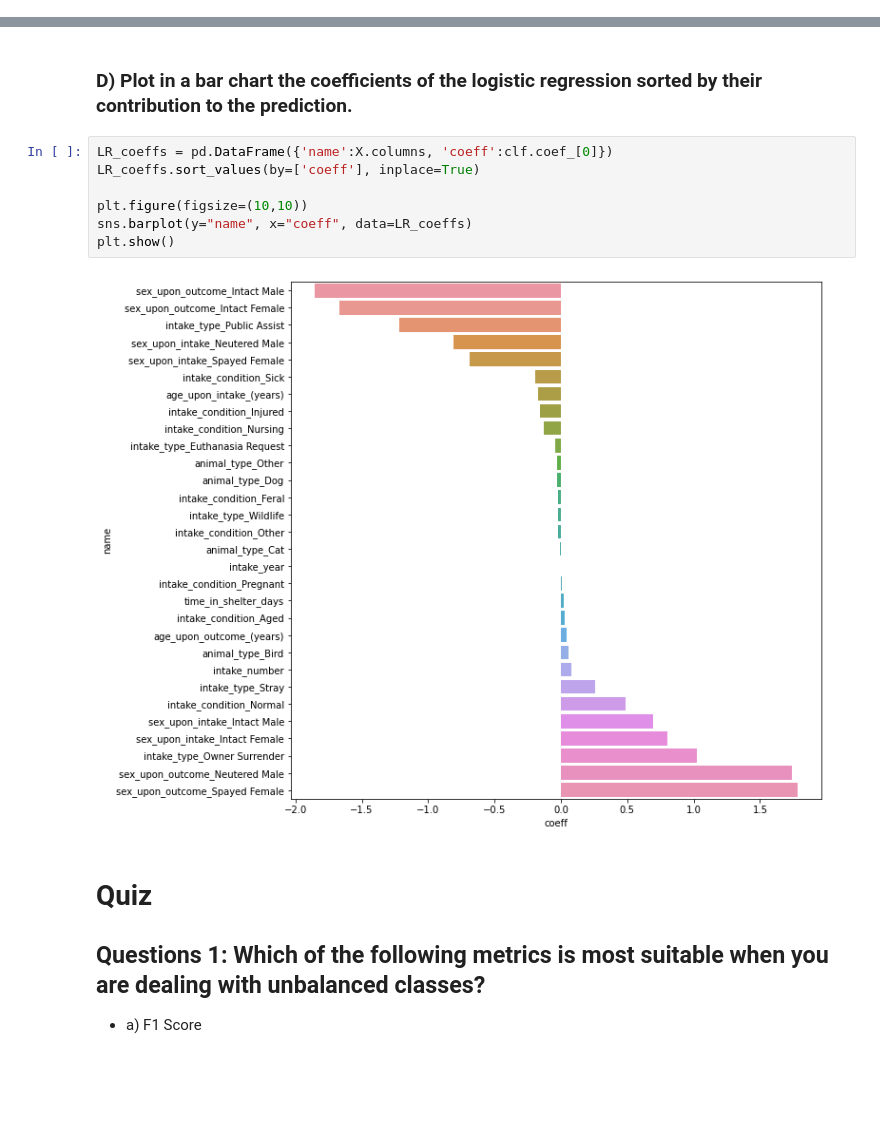
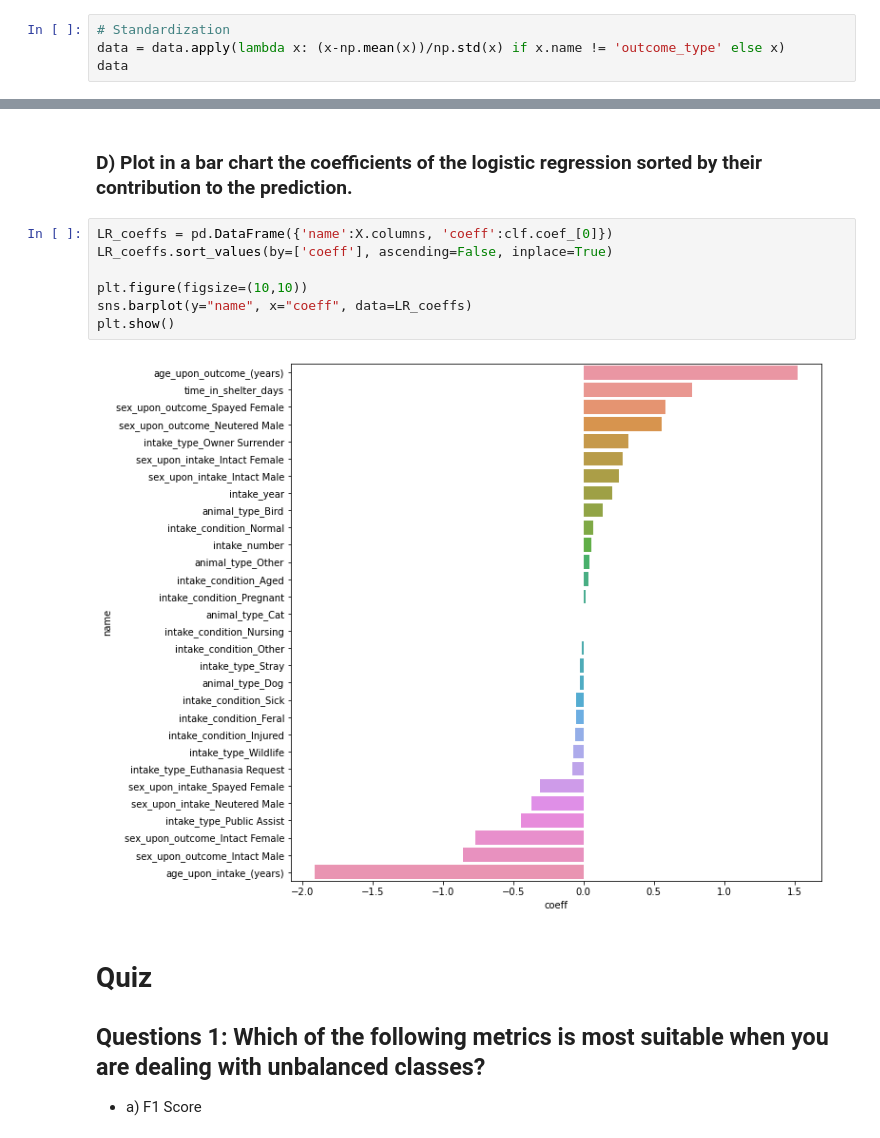
Before and after one commit to MegaCookies88/2020, a Jupyter notebook: Tutorials/07 - Applied ML/AppliedML.ipynb, the cells around one changed output, grey strips where cells are left out. Saved outputs shown, nothing was run; the diff lists cells and outputs as text; blank space fills up the shorter version.

```diff
--- a/Tutorials/07 - Applied ML/AppliedML.ipynb
+++ b/Tutorials/07 - Applied ML/AppliedML.ipynb
@@ -72,3 +72,7 @@ Index(['outcome_type', 'age_upon_outcome_(years)', 'age_upon_intake_(years)',
        'sex_upon_intake_Intact Male', 'sex_upon_intake_Neutered Male',
        'sex_upon_intake_Spayed Female'],
       dtype='object')
+# %%
+# Standardization
+data = data.apply(lambda x: (x-np.mean(x))/np.std(x) if x.name != 'outcome_type' else x)
+data
@@ -156,13 +174,13 @@ Text(0.5, 1.0, 'F1_score')
 ### D) Plot in a bar chart the coefficients of the logistic regression sorted by their contribution to the prediction.
 # %%
 LR_coeffs = pd.DataFrame({'name':X.columns, 'coeff':clf.coef_[0]})
-LR_coeffs.sort_values(by=['coeff'], inplace=True)
+LR_coeffs.sort_values(by=['coeff'], ascending=False, inplace=True)
 
 plt.figure(figsize=(10,10))
 sns.barplot(y="name", x="coeff", data=LR_coeffs)
 plt.show()
 # %% [output]
-[figure, old version]
+[figure, new version]
 # %% [markdown]
 # Quiz
 
```
Also changed, not shown: parts of 4 cells of this notebook.
